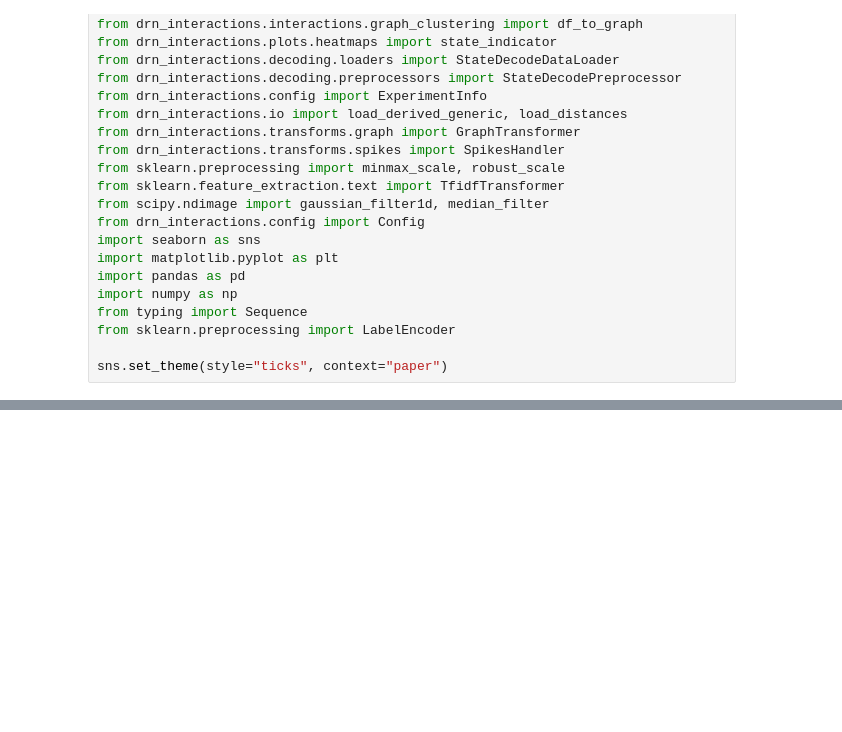
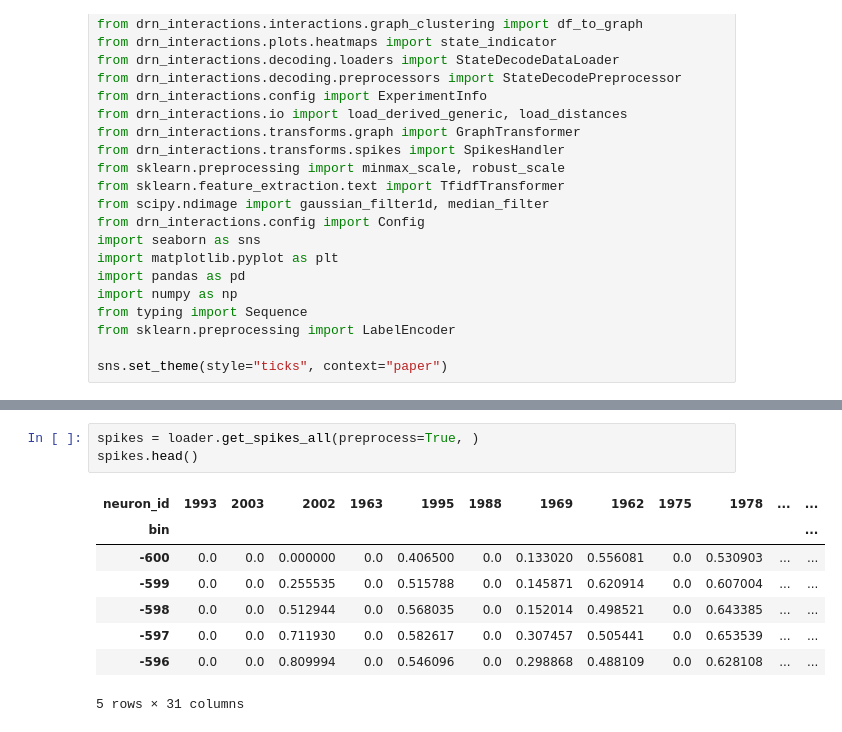
Before and after one commit to Ruairi-osul/drn-interactions, a Jupyter notebook: notebooks/Foot Shock - Slow/Interactions - Figure.ipynb, the cells around one changed output, grey strips where cells are left out. Cells and saved outputs as stored; diff of their text form; blank space fills up the shorter version.

```diff
--- a/notebooks/Foot Shock - Slow/Interactions - Figure.ipynb
+++ b/notebooks/Foot Shock - Slow/Interactions - Figure.ipynb
@@ -223,0 +221,12 @@ f.savefig(Config.fig_dir / "fs - interactions - examples.png", bbox_inches="tigh
+# %%
+spikes = loader.get_spikes_all(preprocess=True, )
+spikes.head()
+# %% [output]
+| neuron_id | 1993 | 2003 | 2002 | 1963 | 1995 | 1988 | 1969 | 1962 | 1975 | 1978 | ... | ... |
+| bin |  |  |  |  |  |  |  |  |  |  |  | ... |
+| -600 | 0.0 | 0.0 | 0.000000 | 0.0 | 0.406500 | 0.0 | 0.133020 | 0.556081 | 0.0 | 0.530903 | ... | ... |
+| -599 | 0.0 | 0.0 | 0.255535 | 0.0 | 0.515788 | 0.0 | 0.145871 | 0.620914 | 0.0 | 0.607004 | ... | ... |
+| -598 | 0.0 | 0.0 | 0.512944 | 0.0 | 0.568035 | 0.0 | 0.152014 | 0.498521 | 0.0 | 0.643385 | ... | ... |
+| -597 | 0.0 | 0.0 | 0.711930 | 0.0 | 0.582617 | 0.0 | 0.307457 | 0.505441 | 0.0 | 0.653539 | ... | ... |
+| -596 | 0.0 | 0.0 | 0.809994 | 0.0 | 0.546096 | 0.0 | 0.298868 | 0.488109 | 0.0 | 0.628108 | ... | ... |
+5 rows × 31 columns
```
Also changed, not shown: parts of 4 cells of this notebook, 15 other files.
